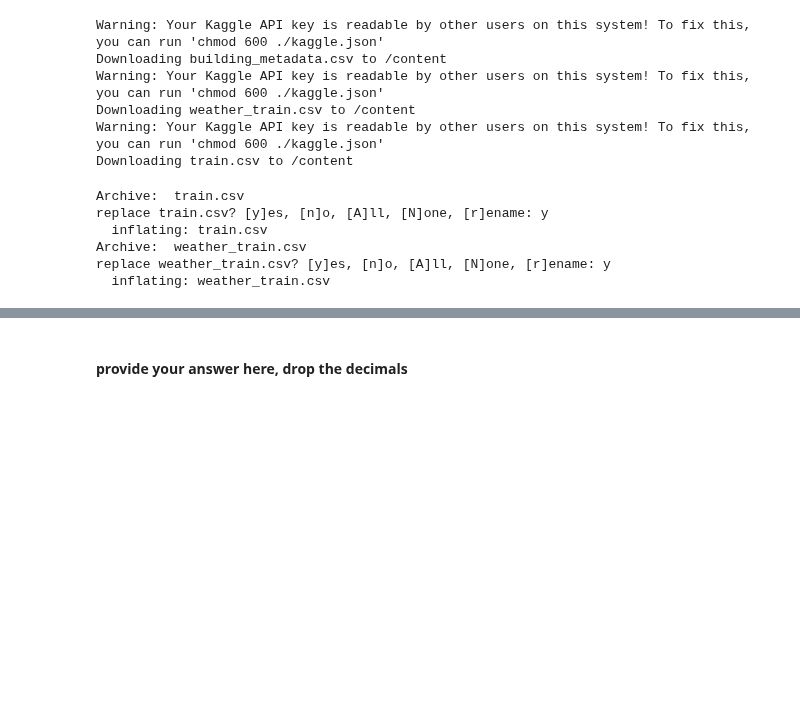
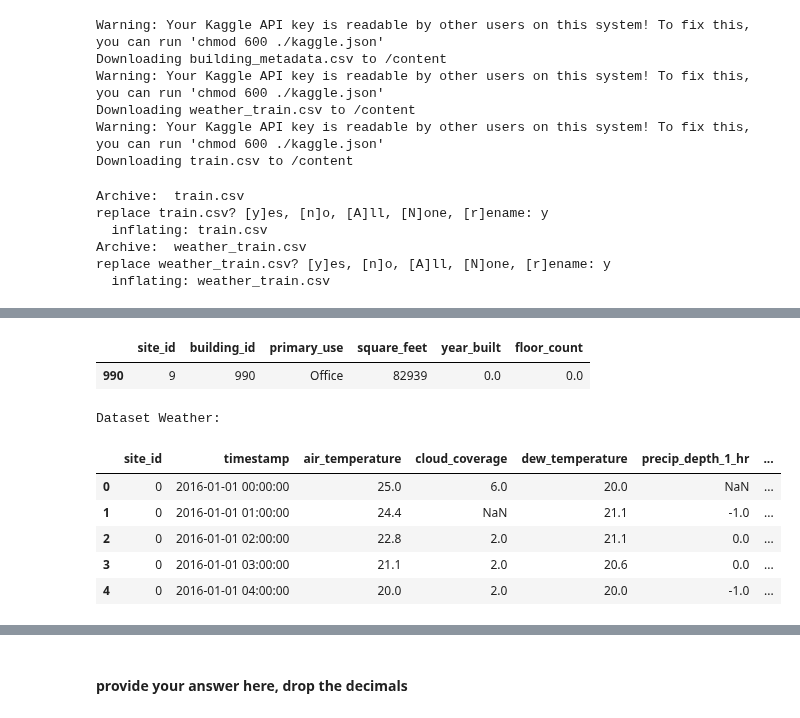
Before and after one commit to Santiagohvilla/Santiagohvilla, a Jupyter notebook: content/LAB 04.02 - BUILDING DATASETS.ipynb, the cells around one changed output, grey strips where cells are left out. Cells and saved outputs as stored; diff of their text form; code cells hidden in the pictures; blank space fills up the shorter version.

```diff
--- a/content/LAB 04.02 - BUILDING DATASETS.ipynb
+++ b/content/LAB 04.02 - BUILDING DATASETS.ipynb
@@ -170,0 +137,17 @@ UnicodeDecodeError: 'utf-8' codec can't decode byte 0x82 in position 10: invalid
+# %%
+b = building[(building.building_id == bid)].fillna(0)
+b
+# %% [output]
+|  | site_id | building_id | primary_use | square_feet | year_built | floor_count |
+| 990 | 9 | 990 | Office | 82939 | 0.0 | 0.0 |
+# %%
+print('Dataset Weather:')
+weather.head()
+# %% [output]
+Dataset Weather:
+|  | site_id | timestamp | air_temperature | cloud_coverage | dew_temperature | precip_depth_1_hr | ... |
+| 0 | 0 | 2016-01-01 00:00:00 | 25.0 | 6.0 | 20.0 | NaN | ... |
+| 1 | 0 | 2016-01-01 01:00:00 | 24.4 | NaN | 21.1 | -1.0 | ... |
+| 2 | 0 | 2016-01-01 02:00:00 | 22.8 | 2.0 | 21.1 | 0.0 | ... |
+| 3 | 0 | 2016-01-01 03:00:00 | 21.1 | 2.0 | 20.6 | 0.0 | ... |
+| 4 | 0 | 2016-01-01 04:00:00 | 20.0 | 2.0 | 20.0 | -1.0 | ... |
```
Also changed, not shown: parts of 13 cells of this notebook.
